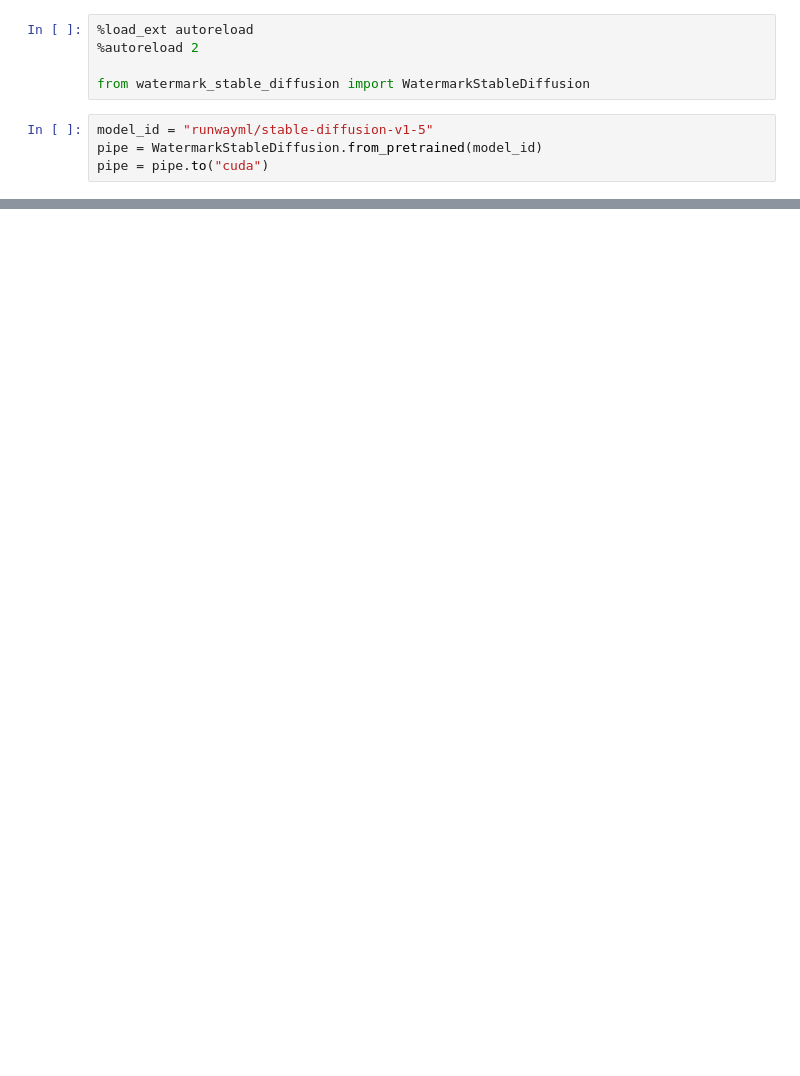
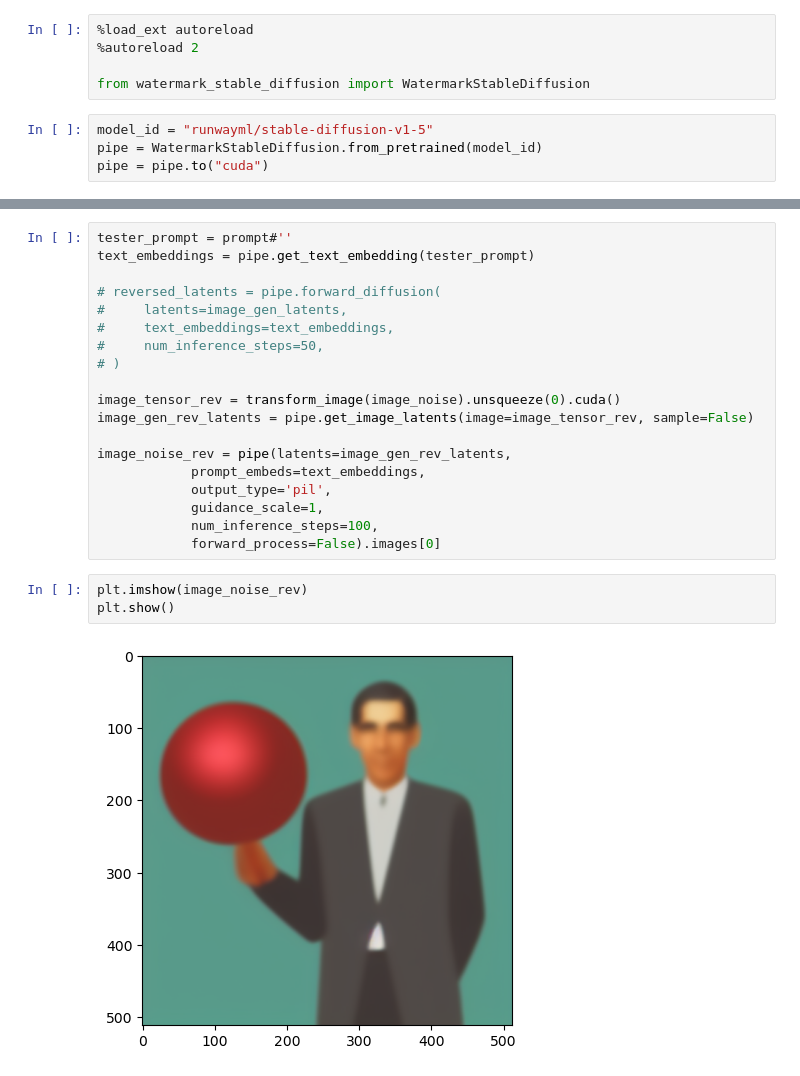
Before and after one commit to shanayamalik/watermarking-research-project, a Jupyter notebook: generate_test.ipynb, the cells around one changed output, grey strips where cells are left out. Cells and saved outputs as stored; diff of their text form; blank space fills up the shorter version.

```diff
--- a/generate_test.ipynb
+++ b/generate_test.ipynb
@@ -29,0 +95,24 @@ plt.show()
+# %%
+tester_prompt = prompt#''
+text_embeddings = pipe.get_text_embedding(tester_prompt)
+
+# reversed_latents = pipe.forward_diffusion(
+#     latents=image_gen_latents,
+#     text_embeddings=text_embeddings,
+#     num_inference_steps=50,
+# )
+
+image_tensor_rev = transform_image(image_noise).unsqueeze(0).cuda()
+image_gen_rev_latents = pipe.get_image_latents(image=image_tensor_rev, sample=False)
+
+image_noise_rev = pipe(latents=image_gen_rev_latents,
+            prompt_embeds=text_embeddings,
+            output_type='pil',
+            guidance_scale=1,
+            num_inference_steps=100,
+            forward_process=False).images[0]
+# %%
+plt.imshow(image_noise_rev)
+plt.show()
+# %% [output]
+[figure, added]
```
Also changed, not shown: parts of 8 cells of this notebook, 1 other file.
